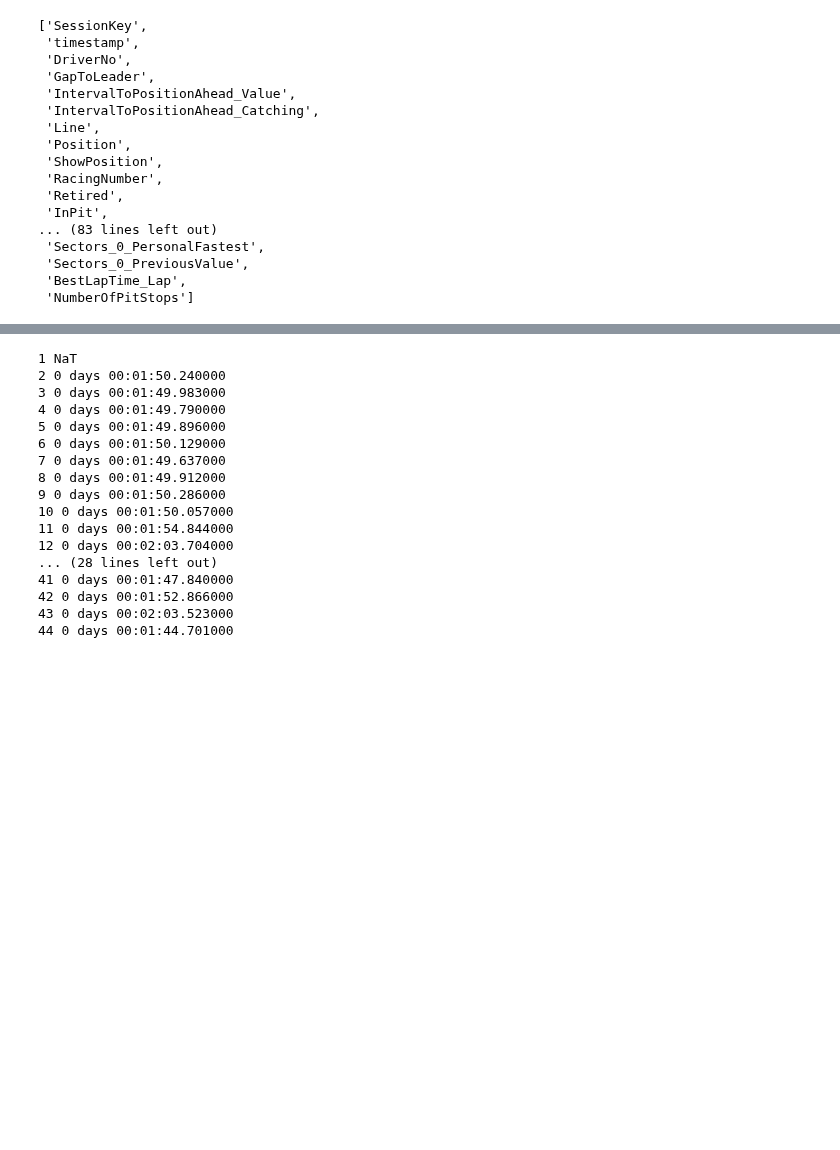
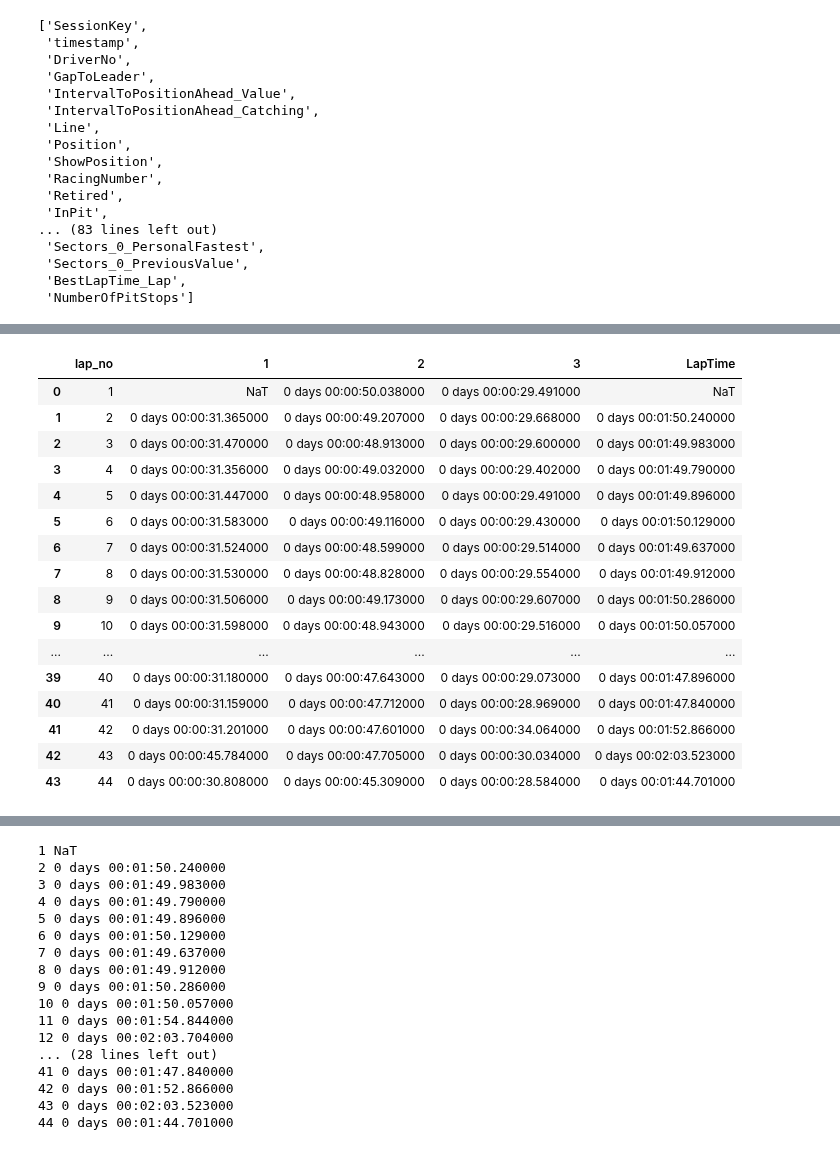
Before and after one commit to GoktugOcal/LiveF1, a Jupyter notebook: test_timing.ipynb, the cells around one changed output, grey strips where cells are left out. Saved outputs shown, nothing was run; the diff lists cells and outputs as text; code cells hidden in the pictures; blank space fills up the shorter version.

```diff
--- a/test_timing.ipynb
+++ b/test_timing.ipynb
@@ -178,10 +159,6 @@ df_11.columns.tolist()
  'BestLapTime_Lap',
  'NumberOfPitStops']
 # %%
-for sector_no in range(3):
-    df_test[f"Sectors_{sector_no}_flag"] = (~df_test[f"Sectors_{sector_no}_Value"].isnull()).astype(int).cumsum()
-
-# df_test[(df_test["Sectors_0_flag"] == df_test["Sectors_1_flag"]) & (df_test["Sectors_0_flag"] == df_test["Sectors_2_flag"])]
 sector_cols = [
     "Sectors_0_Value",
     "Sectors_1_Value",
@@ -197,6 +174,10 @@ def enter_new_lap(laps, record):
     print(">>", record)
     if laps is None and record is None:
         return [], {key:None if key != "lap_no" else 1 for key in cols}, timedelta(seconds=0)
+
+    if record["LapTime"] is None:
+        record["LapTime"] = record["1"] + record["2"] + record["3"]
+
     laps.append(record)
     record = {key:None if key != "lap_no" else val+1 for key, val in record.items()}
     return laps, record
@@ -208,9 +189,8 @@ laps, record, last_record_ts = enter_new_lap(None, None)
 for idx,row in df_test.iterrows():
     ts = pd.to_timedelta(row.timestamp)
 
-
     for sc_key, sc_value in row[["LastLapTime_Value"]].dropna().to_dict().items():
-        record[sc_key] = sc_value
+        record["LapTime"] = sc_value
 
     for sc_key, sc_value in row[sector_cols].dropna().to_dict().items():
         sc_no = int(sc_key.split("_")[1])
@@ -238,41 +218,14 @@ for idx,row in df_test.iterrows():
                 # entering new lap
                 laps, record = enter_new_lap(laps, record)
 
+laps_df = pd.DataFrame(laps)
 
+segments = ["1","2","3"]
+for idx in range(len(segments)):
+    rest = np.delete(segments, idx)
+    laps_df[segments[idx]] = (laps_df[segments[idx]].fillna(timedelta(minutes=0)) + (laps_df[segments[idx]].isnull() & (laps_df["lap_no"] > 1)) * (laps_df[segments[idx]].isnull() * (laps_df["LapTime"].fillna(timedelta(minutes=0)) - laps_df[rest].sum(axis=1)))).replace(timedelta(minutes=0), np.timedelta64("NaT"))
 
-
-        # if record[str(sc_no + 1)] == None:
-        #     if key_type == "Value":
-        #         record[str(sc_no + 1)] = sc_value
-        #         last_record_ts = ts
-        #         if sc_no == 1: new_lap_allowed = True
-        #     elif key_type == "PreviousValue":
-        #         if (sc_no != 2 or (sc_no == 2 and new_lap_allowed)) and ts - last_record_ts > timedelta(seconds=10):
-        #             record[str(sc_no + 1)] = sc_value
-        #             last_record_ts = ts
-        #             if sc_no == 1: new_lap_allowed = True
-
-
-        # # if (key_type == "PreviousValue" and record[str(sc_no + 1)] != sc_value) or key_type == "Value":
-        # #     record[str(sc_no + 1)] = sc_value
-
-        # print(sc_no, "||", ts, "||", key_type, sc_value)
-
-        # if sc_no == 2 and new_lap_allowed:
-        #     new_lap_allowed = False
-
-        #     print(">>",lap_counter, [record[str(i)] for i in range(1,4)])
-
-        #     record = {
-        #         "1": None,
-        #         "2": None,
-        #         "3": None
-        #     }
-
-        #     lap_counter += 1
-        #     print("........................")
-
-laps_df = pd.DataFrame(laps)
+laps_df
 # %% [output]
 >> None
 1 || 0 days 00:56:39.019000 || Value 0 days 00:00:50.038000
@@ -293,0 +247,17 @@ laps_df = pd.DataFrame(laps)
+|  | lap_no | 1 | 2 | 3 | LapTime |
+| 0 | 1 | NaT | 0 days 00:00:50.038000 | 0 days 00:00:29.491000 | NaT |
+| 1 | 2 | 0 days 00:00:31.365000 | 0 days 00:00:49.207000 | 0 days 00:00:29.668000 | 0 days 00:01:50.240000 |
+| 2 | 3 | 0 days 00:00:31.470000 | 0 days 00:00:48.913000 | 0 days 00:00:29.600000 | 0 days 00:01:49.983000 |
+| 3 | 4 | 0 days 00:00:31.356000 | 0 days 00:00:49.032000 | 0 days 00:00:29.402000 | 0 days 00:01:49.790000 |
+| 4 | 5 | 0 days 00:00:31.447000 | 0 days 00:00:48.958000 | 0 days 00:00:29.491000 | 0 days 00:01:49.896000 |
+| 5 | 6 | 0 days 00:00:31.583000 | 0 days 00:00:49.116000 | 0 days 00:00:29.430000 | 0 days 00:01:50.129000 |
+| 6 | 7 | 0 days 00:00:31.524000 | 0 days 00:00:48.599000 | 0 days 00:00:29.514000 | 0 days 00:01:49.637000 |
+| 7 | 8 | 0 days 00:00:31.530000 | 0 days 00:00:48.828000 | 0 days 00:00:29.554000 | 0 days 00:01:49.912000 |
+| 8 | 9 | 0 days 00:00:31.506000 | 0 days 00:00:49.173000 | 0 days 00:00:29.607000 | 0 days 00:01:50.286000 |
+| 9 | 10 | 0 days 00:00:31.598000 | 0 days 00:00:48.943000 | 0 days 00:00:29.516000 | 0 days 00:01:50.057000 |
+| ... | ... | ... | ... | ... | ... |
+| 39 | 40 | 0 days 00:00:31.180000 | 0 days 00:00:47.643000 | 0 days 00:00:29.073000 | 0 days 00:01:47.896000 |
+| 40 | 41 | 0 days 00:00:31.159000 | 0 days 00:00:47.712000 | 0 days 00:00:28.969000 | 0 days 00:01:47.840000 |
+| 41 | 42 | 0 days 00:00:31.201000 | 0 days 00:00:47.601000 | 0 days 00:00:34.064000 | 0 days 00:01:52.866000 |
+| 42 | 43 | 0 days 00:00:45.784000 | 0 days 00:00:47.705000 | 0 days 00:00:30.034000 | 0 days 00:02:03.523000 |
+| 43 | 44 | 0 days 00:00:30.808000 | 0 days 00:00:45.309000 | 0 days 00:00:28.584000 | 0 days 00:01:44.701000 |
```
Also changed, not shown: parts of 10 cells of this notebook.
